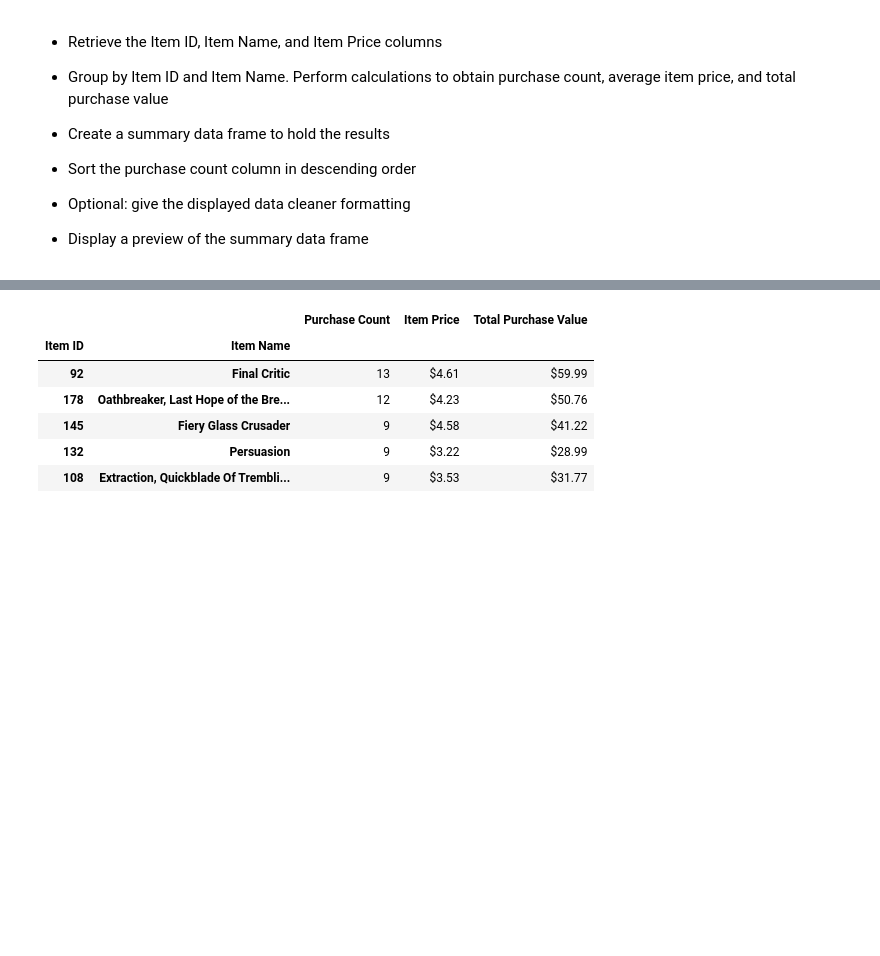
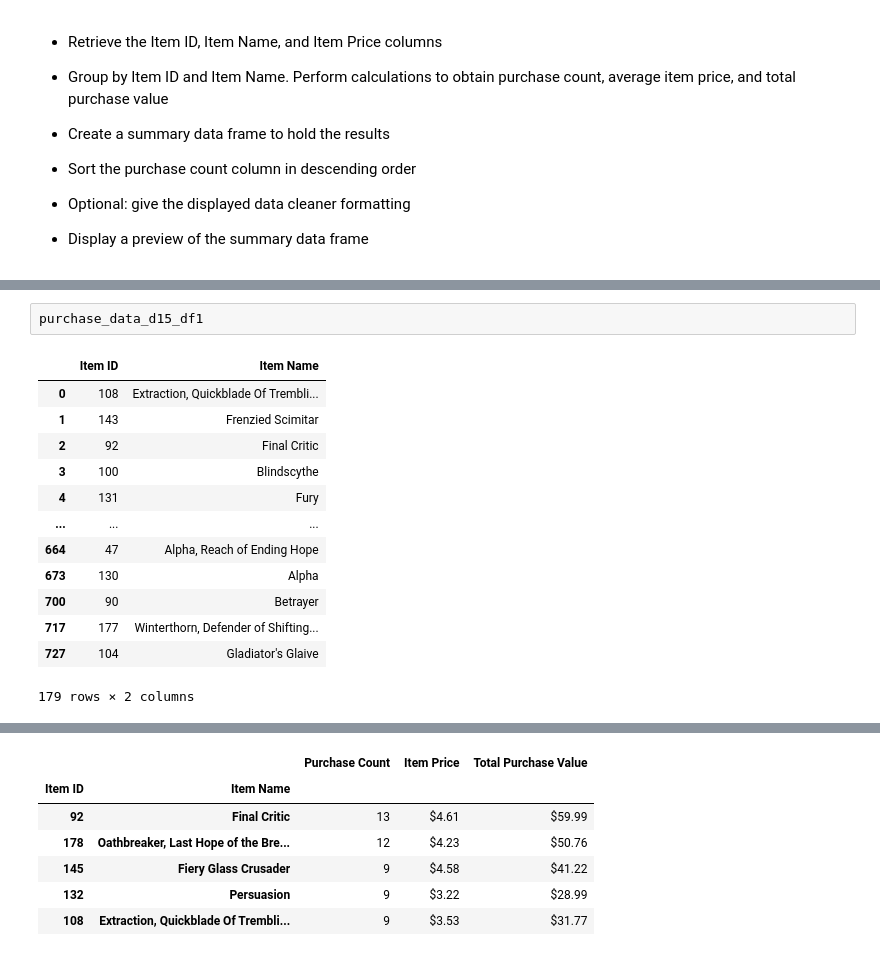
Before and after one commit to blee57/pandas-challenge, a Jupyter notebook: HeroesOfPymoli/HeroesOfPymoli_starter-Copy1.ipynb, the cells around one changed output, grey strips where cells are left out. Saved outputs shown, nothing was run; the diff lists cells and outputs as text; blank space fills up the shorter version.

```diff
--- a/HeroesOfPymoli/HeroesOfPymoli_starter-Copy1.ipynb
+++ b/HeroesOfPymoli/HeroesOfPymoli_starter-Copy1.ipynb
@@ -406,0 +428,16 @@ merged_spender_df_sorted.head()
+# %%
+purchase_data_d15_df1
+# %% [output]
+|  | Item ID | Item Name |
+| 0 | 108 | Extraction, Quickblade Of Trembli... |
+| 1 | 143 | Frenzied Scimitar |
+| 2 | 92 | Final Critic |
+| 3 | 100 | Blindscythe |
+| 4 | 131 | Fury |
+| ... | ... | ... |
+| 664 | 47 | Alpha, Reach of Ending Hope |
+| 673 | 130 | Alpha |
+| 700 | 90 | Betrayer |
+| 717 | 177 | Winterthorn, Defender of Shifting... |
+| 727 | 104 | Gladiator's Glaive |
+179 rows × 2 columns
```
Also changed, not shown: parts of 5 cells of this notebook.
